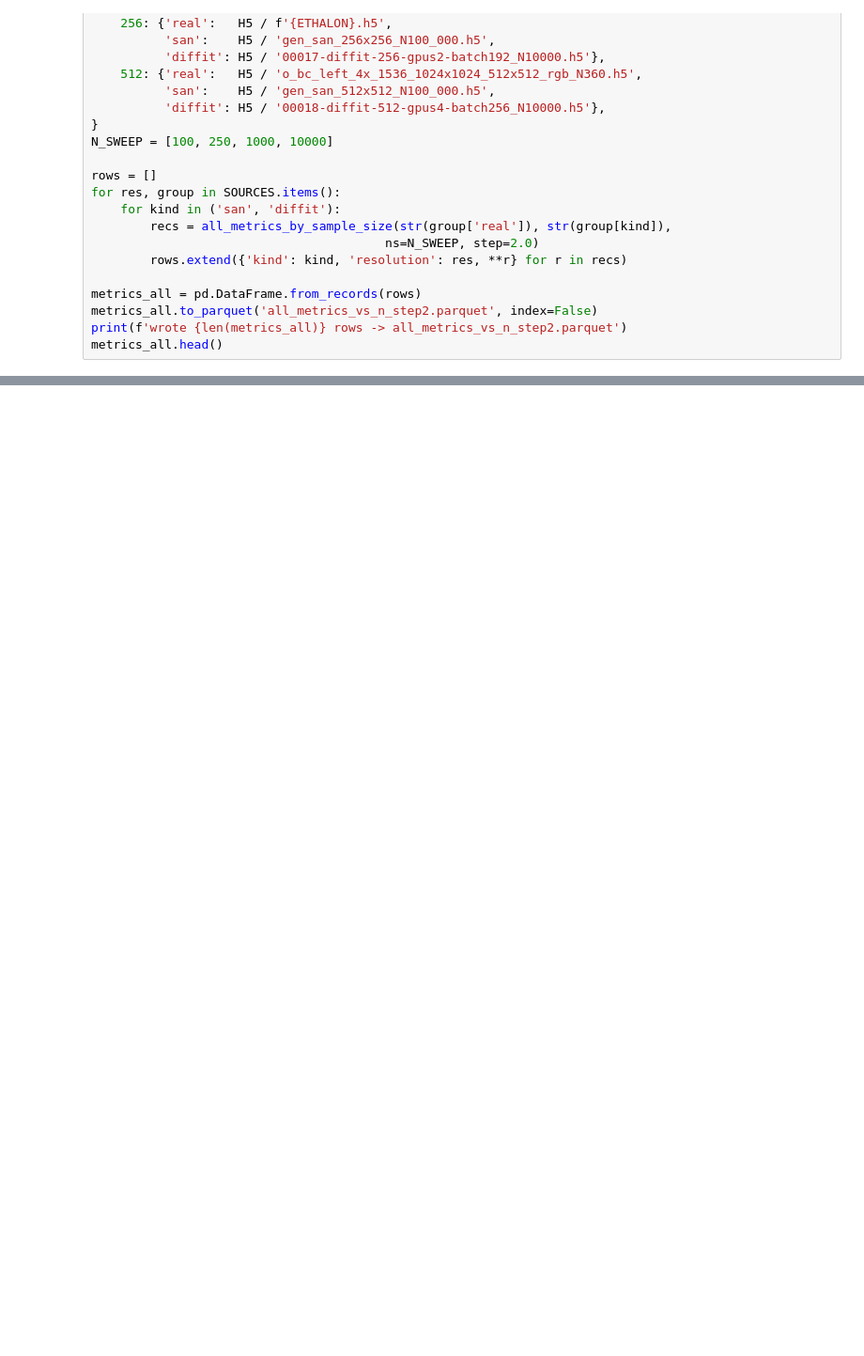
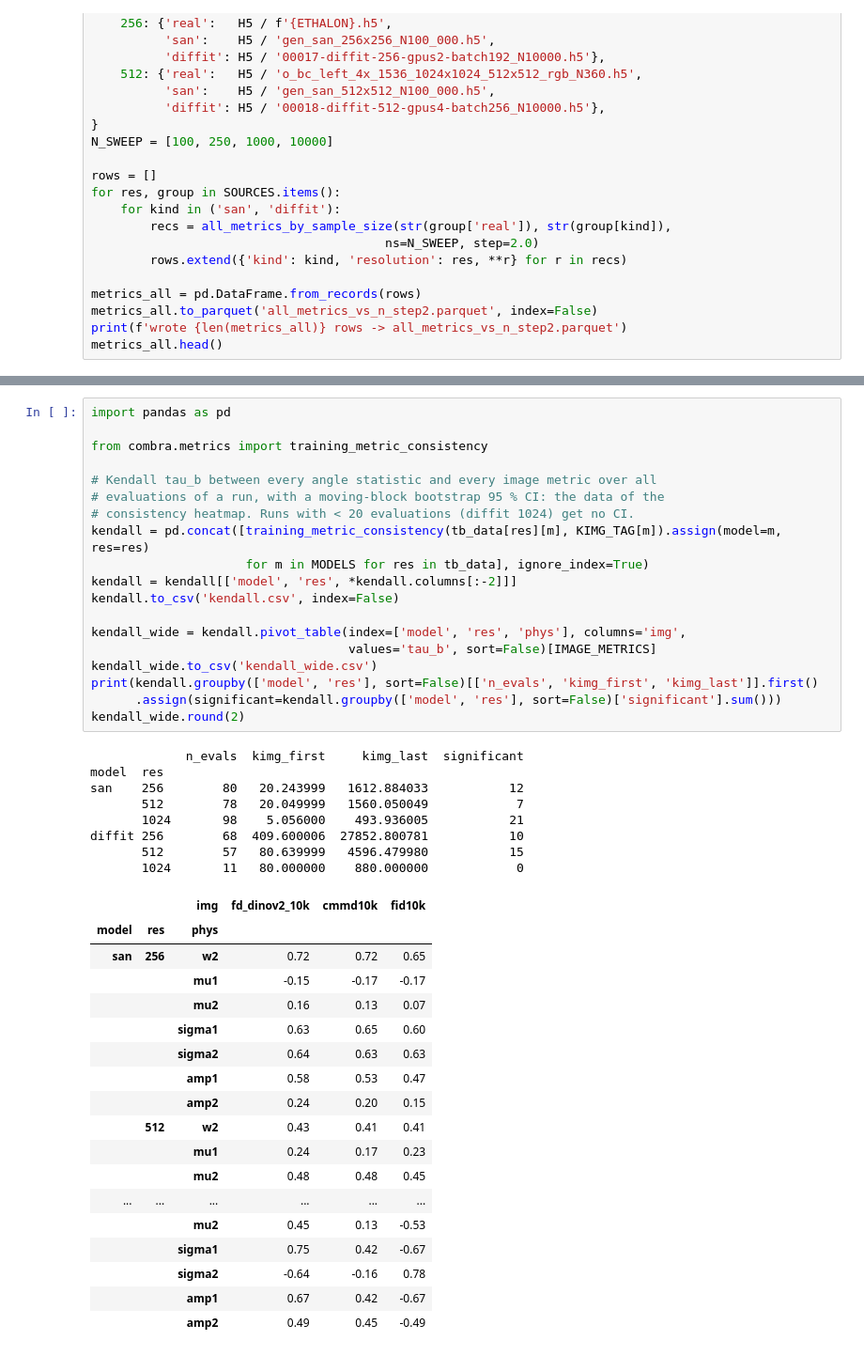
Before and after one commit to dkagramanyan/wc_cv, a Jupyter notebook: 2_metric_consistensy.ipynb, the cells around one changed output, grey strips where cells are left out. Shown at 94% size. Saved outputs shown, nothing was run; the diff lists cells and outputs as text; blank space fills up the shorter version.

```diff
--- a/2_metric_consistensy.ipynb
+++ b/2_metric_consistensy.ipynb
@@ -156,0 +178,46 @@ for res in tb_data:
+# %%
+import pandas as pd
+
+from combra.metrics import training_metric_consistency
+
+# Kendall tau_b between every angle statistic and every image metric over all
+# evaluations of a run, with a moving-block bootstrap 95 % CI: the data of the
+# consistency heatmap. Runs with < 20 evaluations (diffit 1024) get no CI.
+kendall = pd.concat([training_metric_consistency(tb_data[res][m], KIMG_TAG[m]).assign(model=m, res=res)
+                     for m in MODELS for res in tb_data], ignore_index=True)
+kendall = kendall[['model', 'res', *kendall.columns[:-2]]]
+kendall.to_csv('kendall.csv', index=False)
+
+kendall_wide = kendall.pivot_table(index=['model', 'res', 'phys'], columns='img',
+                                   values='tau_b', sort=False)[IMAGE_METRICS]
+kendall_wide.to_csv('kendall_wide.csv')
+print(kendall.groupby(['model', 'res'], sort=False)[['n_evals', 'kimg_first', 'kimg_last']].first()
+      .assign(significant=kendall.groupby(['model', 'res'], sort=False)['significant'].sum()))
+kendall_wide.round(2)
+# %% [output]
+             n_evals  kimg_first     kimg_last  significant
+model  res
+san    256        80   20.243999   1612.884033           12
+       512        78   20.049999   1560.050049            7
+       1024       98    5.056000    493.936005           21
+diffit 256        68  409.600006  27852.800781           10
+       512        57   80.639999   4596.479980           15
+       1024       11   80.000000    880.000000            0
+|  |  | img | fd_dinov2_10k | cmmd10k | fid10k |
+| model | res | phys |  |  |  |
+| san | 256 | w2 | 0.72 | 0.72 | 0.65 |
+|  |  | mu1 | -0.15 | -0.17 | -0.17 |
+|  |  | mu2 | 0.16 | 0.13 | 0.07 |
+|  |  | sigma1 | 0.63 | 0.65 | 0.60 |
+|  |  | sigma2 | 0.64 | 0.63 | 0.63 |
+|  |  | amp1 | 0.58 | 0.53 | 0.47 |
+|  |  | amp2 | 0.24 | 0.20 | 0.15 |
+|  | 512 | w2 | 0.43 | 0.41 | 0.41 |
+|  |  | mu1 | 0.24 | 0.17 | 0.23 |
+|  |  | mu2 | 0.48 | 0.48 | 0.45 |
+| ... | ... | ... | ... | ... | ... |
+|  |  | mu2 | 0.45 | 0.13 | -0.53 |
+|  |  | sigma1 | 0.75 | 0.42 | -0.67 |
+|  |  | sigma2 | -0.64 | -0.16 | 0.78 |
+|  |  | amp1 | 0.67 | 0.42 | -0.67 |
+|  |  | amp2 | 0.49 | 0.45 | -0.49 |
```
Also changed, not shown: parts of 4 cells of this notebook.
